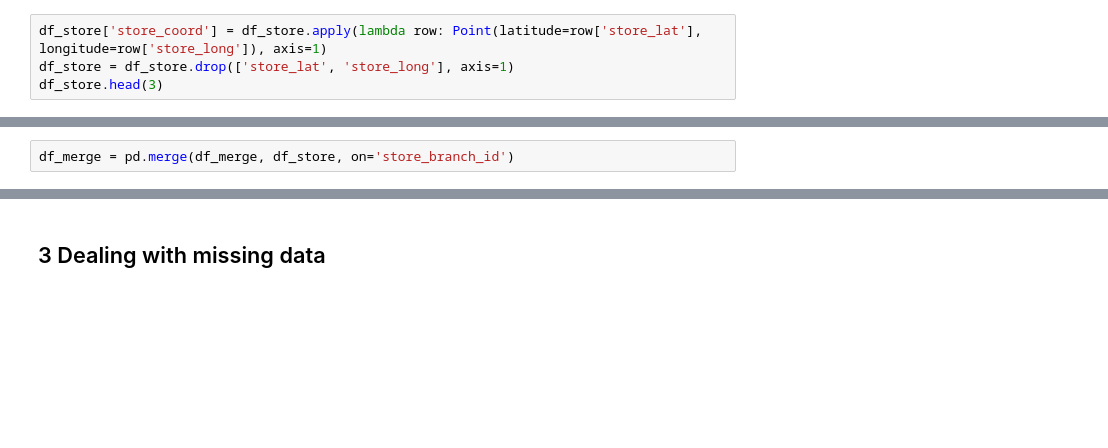
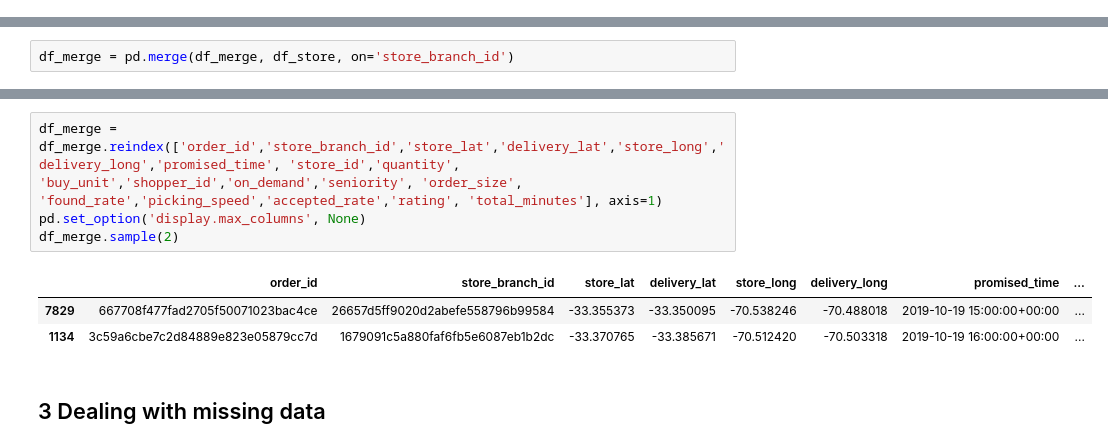
Before and after one commit to tiagottmoraes/CS-s-Data-Science-Example, a Jupyter notebook: ETL.ipynb, the cells around one changed output, grey strips where cells are left out. Saved outputs shown, nothing was run; the diff lists cells and outputs as text; blank space fills up the shorter version.

```diff
--- a/ETL.ipynb
+++ b/ETL.ipynb
@@ -290,4 +288,0 @@ Let's change the latitude and longitude values and convert it into a single geog
-# %%
-df_store['store_coord'] = df_store.apply(lambda row: Point(latitude=row['store_lat'], longitude=row['store_long']), axis=1)
-df_store = df_store.drop(['store_lat', 'store_long'], axis=1)
-df_store.head(3)
@@ -385,3 +355,11 @@ df_merge.sample(2)
+# %%
+df_merge = df_merge.reindex(['order_id','store_branch_id','store_lat','delivery_lat','store_long','delivery_long','promised_time', 'store_id','quantity', 'buy_unit','shopper_id','on_demand','seniority', 'order_size', 'found_rate','picking_speed','accepted_rate','rating', 'total_minutes'], axis=1)
+pd.set_option('display.max_columns', None)
+df_merge.sample(2)
+# %% [output]
+|  | order_id | store_branch_id | store_lat | delivery_lat | store_long | delivery_long | promised_time | ... |
+| 7829 | 667708f477fad2705f50071023bac4ce | 26657d5ff9020d2abefe558796b99584 | -33.355373 | -33.350095 | -70.538246 | -70.488018 | 2019-10-19 15:00:00+00:00 | ... |
+| 1134 | 3c59a6cbe7c2d84889e823e05879cc7d | 1679091c5a880faf6fb5e6087eb1b2dc | -33.370765 | -33.385671 | -70.512420 | -70.503318 | 2019-10-19 16:00:00+00:00 | ... |
 # %% [markdown]
 ## 3 Dealing with missing data
 # %% [markdown]
```
Also changed, not shown: parts of 46 cells of this notebook.
